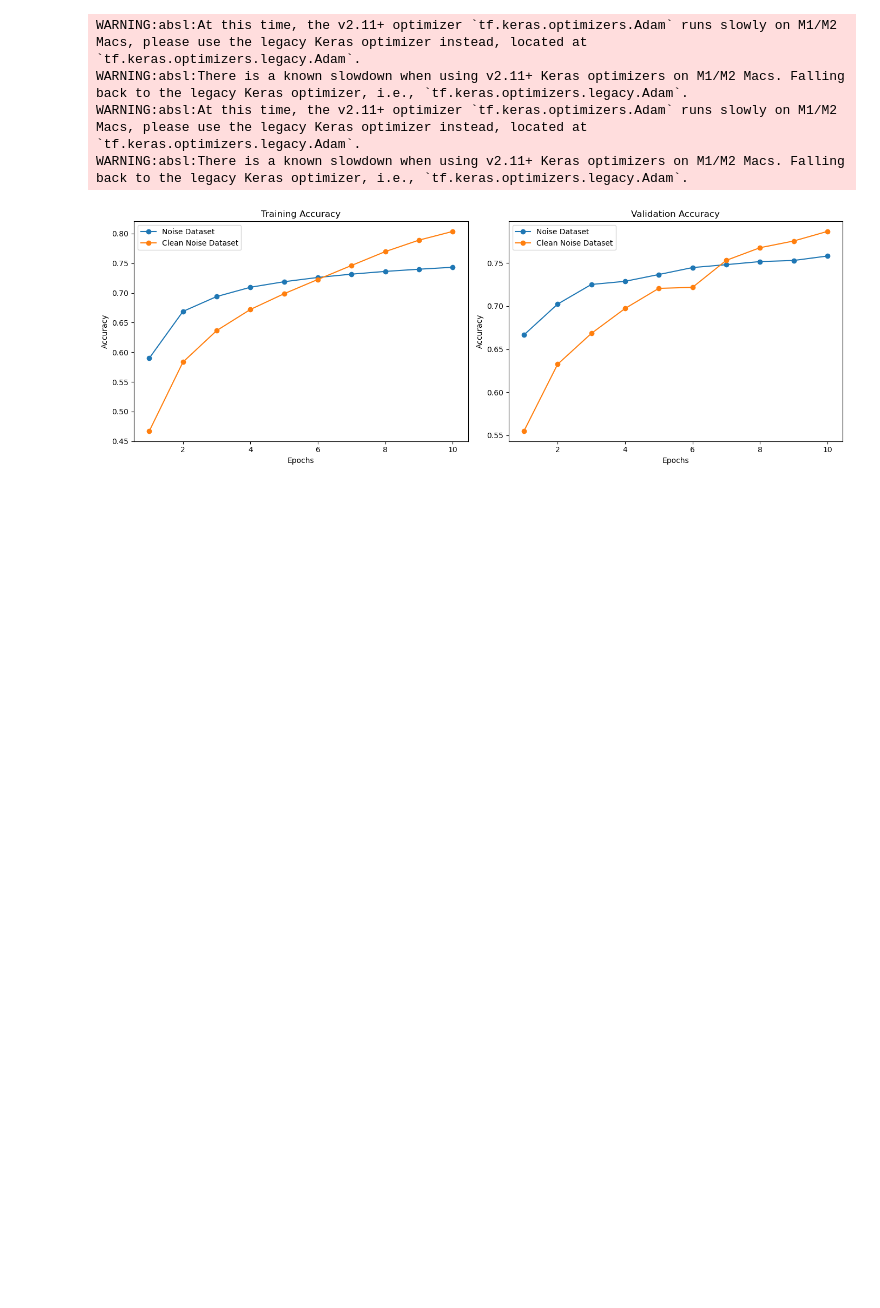
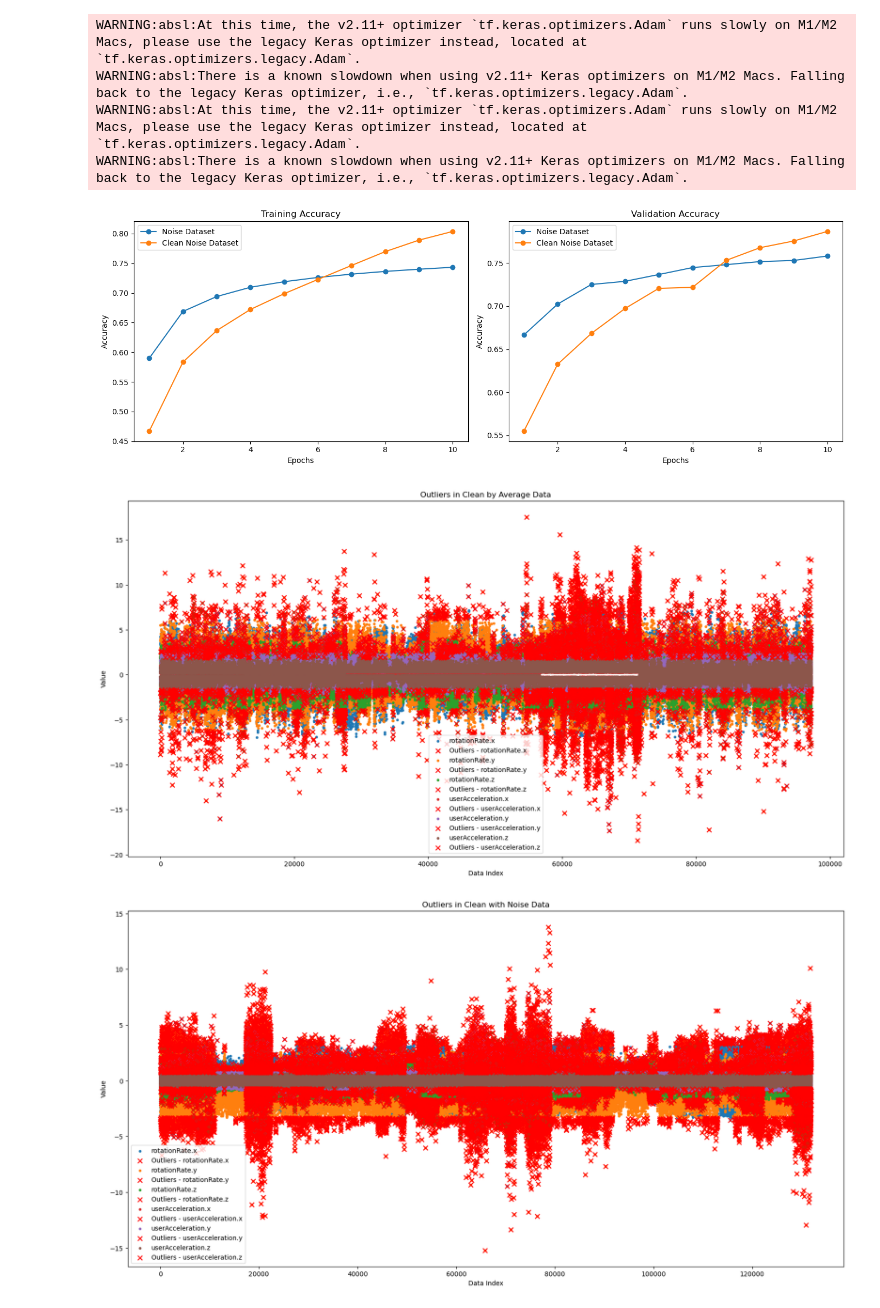
Before and after one commit to yangyy-vyer/CITS5504-Capstone-Project, a Jupyter notebook: Code/Add_noise.ipynb, the cells around one changed output. Saved outputs shown, nothing was run; the diff lists cells and outputs as text; code cells hidden in the pictures; blank space fills up the shorter version.

Commit message:
Clean

```diff
--- a/Code/Add_noise.ipynb
+++ b/Code/Add_noise.ipynb
@@ -591,3 +591,46 @@ WARNING:absl:There is a known slowdown when using v2.11+ Keras optimizers on M1/
 WARNING:absl:At this time, the v2.11+ optimizer `tf.keras.optimizers.Adam` runs slowly on M1/M2 Macs, please use the legacy Keras optimizer instead, located at `tf.keras.optimizers.legacy.Adam`.
 WARNING:absl:There is a known slowdown when using v2.11+ Keras optimizers on M1/M2 Macs. Falling back to the legacy Keras optimizer, i.e., `tf.keras.optimizers.legacy.Adam`.
 [figure]
+# %%
+import pandas as pd
+import matplotlib.pyplot as plt
+
+# Load the datasets
+clean_by_average = pd.read_csv('clean_by_average.csv')
+clean_with_noise = pd.read_csv('clean_with_noise.csv')
+
+# Drop the 'act' and 'id' columns as they are not key information for outlier detection
+clean_by_average = clean_by_average.drop(columns=['act', 'id'], errors='ignore')
+clean_with_noise = clean_with_noise.drop(columns=['act', 'id'], errors='ignore')
+
+# A function to detect outliers based on IQR
+def detect_outliers(data):
+    Q1 = data.quantile(0.25)
+    Q3 = data.quantile(0.75)
+    IQR = Q3 - Q1
+    outliers = (data < (Q1 - 1.5 * IQR)) | (data > (Q3 + 1.5 * IQR))
+    return outliers
+
+# Detect outliers for each dataset and each column
+outliers_clean_by_average = clean_by_average.apply(detect_outliers)
+outliers_clean_with_noise = clean_with_noise.apply(detect_outliers)
+
+# A function to plot outliers for a given dataset and title
+def plot_outliers(data, outliers, title):
+    plt.figure(figsize=(20, 10))
+    for column in data.columns:
+        plt.scatter(data.index, data[column], label=column, s=10)
+        plt.scatter(data.index[outliers[column]], data[column][outliers[column]],
+                    color='red', label=f"Outliers - {column}", s=50, marker="x")
+    plt.legend()
+    plt.title(title)
+    plt.xlabel('Data Index')
+    plt.ylabel('Value')
+    plt.show()
+
+# Plot outliers for each dataset
+plot_outliers(clean_by_average, outliers_clean_by_average, "Outliers in Clean by Average Data")
+plot_outliers(clean_with_noise, outliers_clean_with_noise, "Outliers in Clean with Noise Data")
+# %% [output]
+[figure, added]
+[figure, added]
```
Also changed, not shown: 2 other files.
